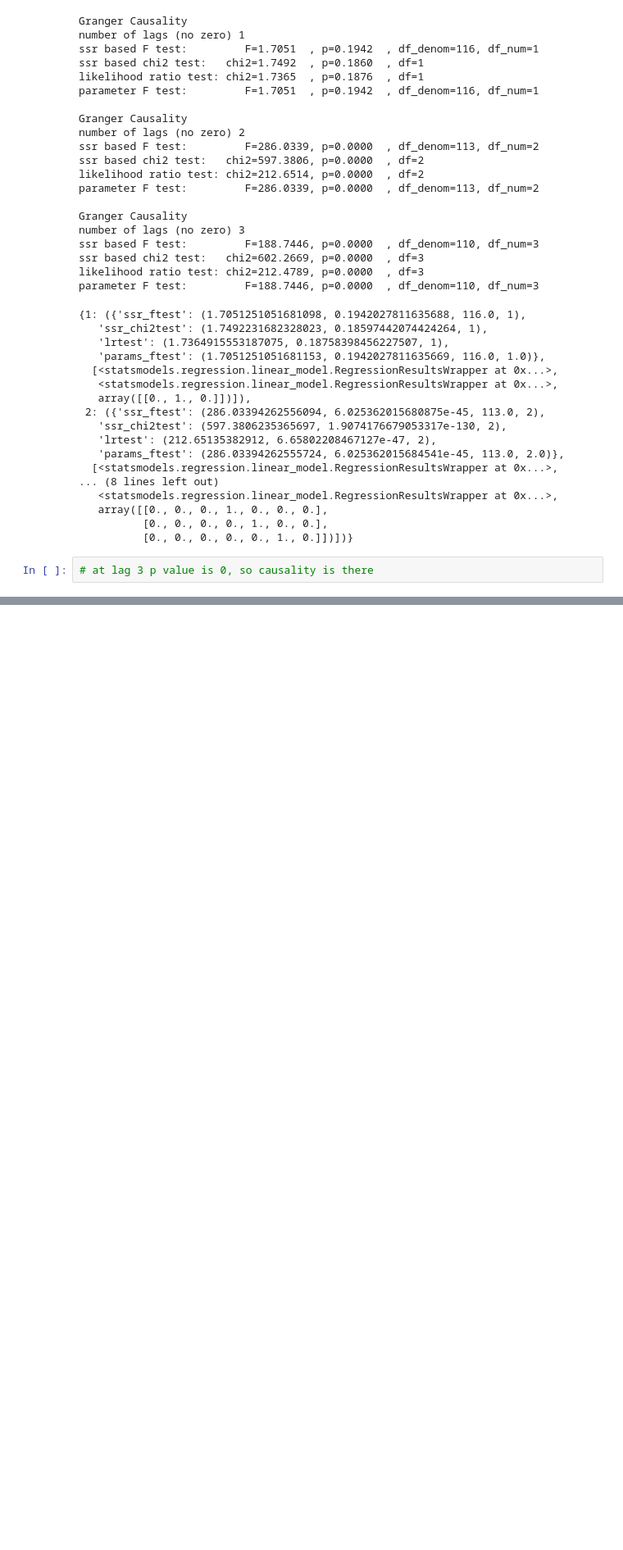
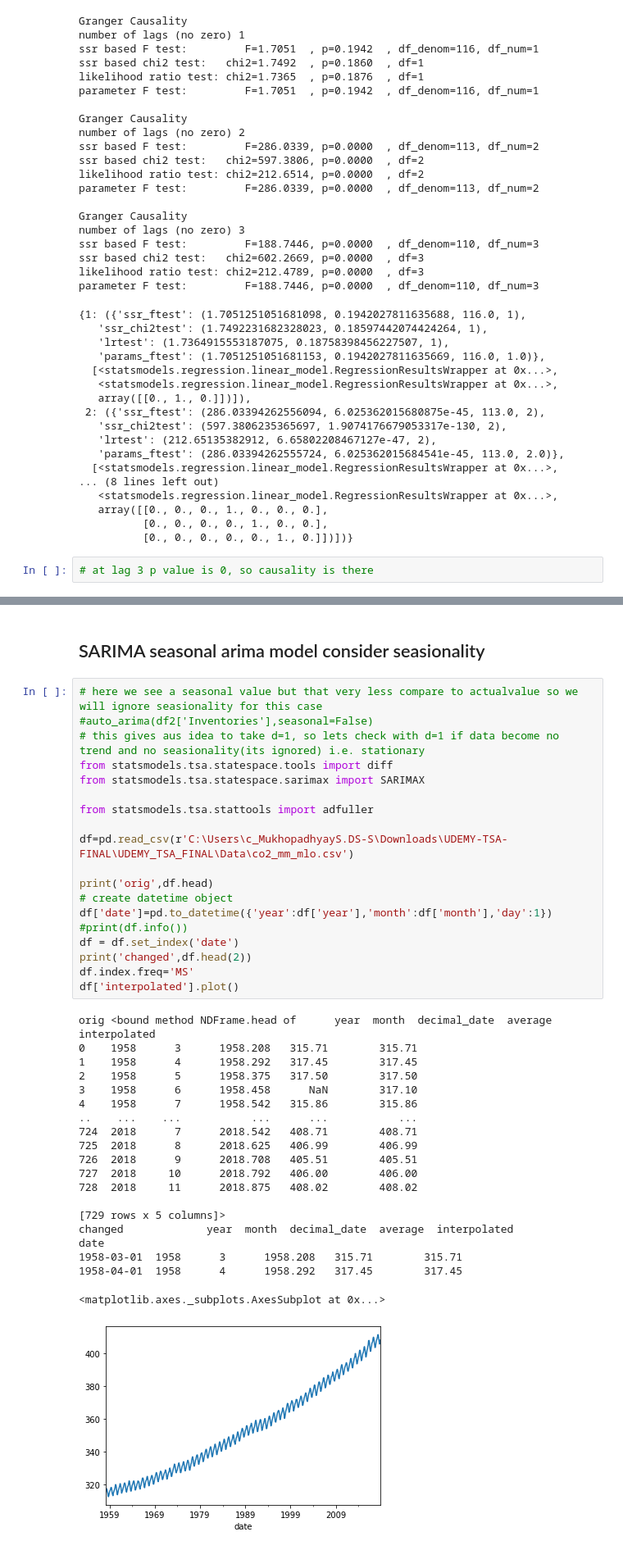
Before and after one commit to suman12345678/datascienceworknew, a Jupyter notebook: timeseries.ipynb, the cells around one changed output, grey strips where cells are left out. Shown at 82% size. Drawn from its saved outputs; the diff is of its cells as text; blank space fills up the shorter version.

```diff
--- a/timeseries.ipynb
+++ b/timeseries.ipynb
@@ -471,0 +610,42 @@ parameter F test:         F=188.7446, p=0.0000  , df_denom=110, df_num=3
+# %% [markdown]
+## SARIMA seasonal arima model consider seasionality
+# %%
+# here we see a seasonal value but that very less compare to actualvalue so we will ignore seasionality for this case
+#auto_arima(df2['Inventories'],seasonal=False)
+# this gives aus idea to take d=1, so lets check with d=1 if data become no trend and no seasionality(its ignored) i.e. stationary
+from statsmodels.tsa.statespace.tools import diff
+from statsmodels.tsa.statespace.sarimax import SARIMAX
+
+from statsmodels.tsa.stattools import adfuller
+
+df=pd.read_csv(r'C:\Users\c_MukhopadhyayS.DS-S\Downloads\UDEMY-TSA-FINAL\UDEMY_TSA_FINAL\Data\co2_mm_mlo.csv')
+
+print('orig',df.head)
+# create datetime object
+df['date']=pd.to_datetime({'year':df['year'],'month':df['month'],'day':1})
+#print(df.info())
+df = df.set_index('date')
+print('changed',df.head(2))
+df.index.freq='MS'
+df['interpolated'].plot()
+# %% [output]
+orig <bound method NDFrame.head of      year  month  decimal_date  average  interpolated
+0    1958      3      1958.208   315.71        315.71
+1    1958      4      1958.292   317.45        317.45
+2    1958      5      1958.375   317.50        317.50
+3    1958      6      1958.458      NaN        317.10
+4    1958      7      1958.542   315.86        315.86
+..    ...    ...           ...      ...           ...
+724  2018      7      2018.542   408.71        408.71
+725  2018      8      2018.625   406.99        406.99
+726  2018      9      2018.708   405.51        405.51
+727  2018     10      2018.792   406.00        406.00
+728  2018     11      2018.875   408.02        408.02
+
+[729 rows x 5 columns]>
+changed             year  month  decimal_date  average  interpolated
+date
+1958-03-01  1958      3      1958.208   315.71        315.71
+1958-04-01  1958      4      1958.292   317.45        317.45
+<matplotlib.axes._subplots.AxesSubplot at 0x...>
+[figure, added]
```
Also changed, not shown: parts of 29 cells of this notebook.
